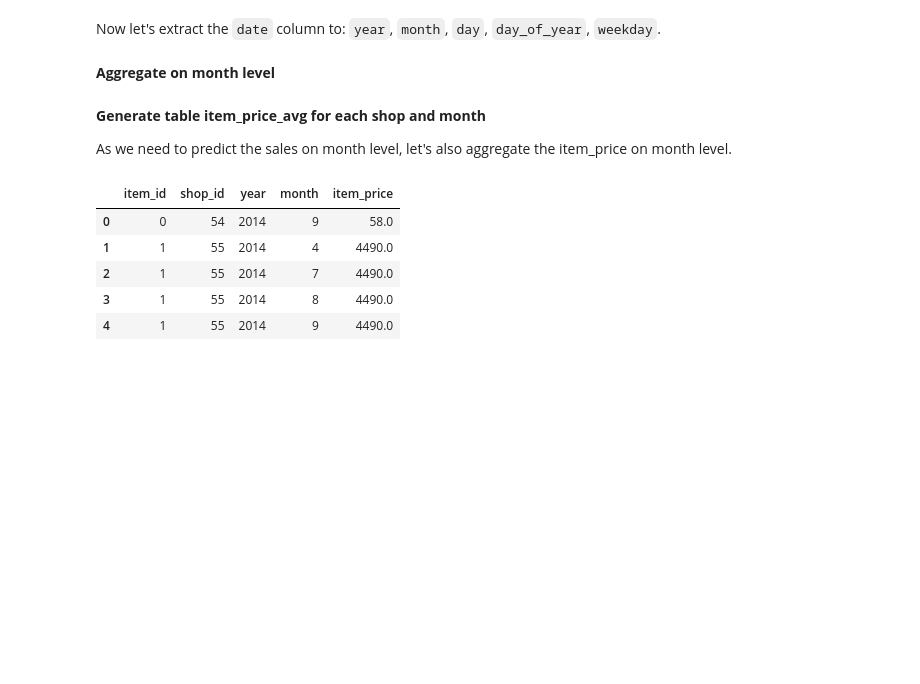
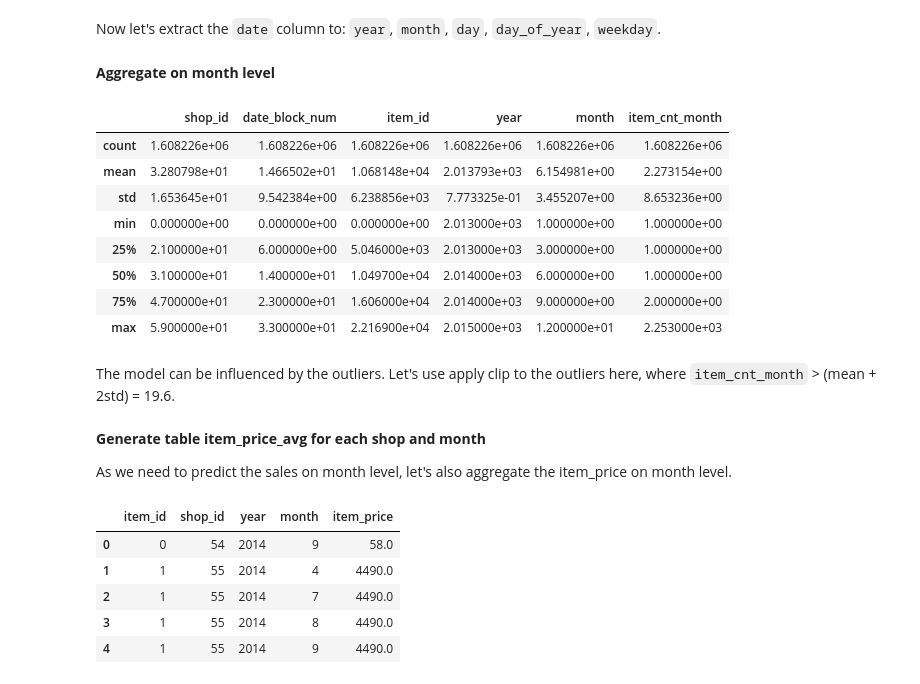
Before and after one commit to ATausif/predict-future-sales, a Jupyter notebook: main.ipynb, the cells around one changed output. Cells and saved outputs as stored; diff of their text form; code cells hidden in the pictures; blank space fills up the shorter version.

```diff
--- a/main.ipynb
+++ b/main.ipynb
@@ -205,3 +195,17 @@ sales_train['month'] = sales_train['date'].apply(lambda x: x.month)
 **Aggregate on month level**
 # %%
 sales_train1 = sales_train.groupby(['shop_id', 'date_block_num', 'item_id', 'year', 'month'], as_index=False)['item_cnt_day'].sum().rename(columns={'item_cnt_day':'item_cnt_month'})
+# %%
+sales_train1.describe()
+# %% [output]
+|  | shop_id | date_block_num | item_id | year | month | item_cnt_month |
+| count | 1.608226e+06 | 1.608226e+06 | 1.608226e+06 | 1.608226e+06 | 1.608226e+06 | 1.608226e+06 |
+| mean | 3.280798e+01 | 1.466502e+01 | 1.068148e+04 | 2.013793e+03 | 6.154981e+00 | 2.273154e+00 |
+| std | 1.653645e+01 | 9.542384e+00 | 6.238856e+03 | 7.773325e-01 | 3.455207e+00 | 8.653236e+00 |
+| min | 0.000000e+00 | 0.000000e+00 | 0.000000e+00 | 2.013000e+03 | 1.000000e+00 | 1.000000e+00 |
+| 25% | 2.100000e+01 | 6.000000e+00 | 5.046000e+03 | 2.013000e+03 | 3.000000e+00 | 1.000000e+00 |
+| 50% | 3.100000e+01 | 1.400000e+01 | 1.049700e+04 | 2.014000e+03 | 6.000000e+00 | 1.000000e+00 |
+| 75% | 4.700000e+01 | 2.300000e+01 | 1.606000e+04 | 2.014000e+03 | 9.000000e+00 | 2.000000e+00 |
+| max | 5.900000e+01 | 3.300000e+01 | 2.216900e+04 | 2.015000e+03 | 1.200000e+01 | 2.253000e+03 |
+# %% [markdown]
+The model can be influenced by the outliers. Let's use apply clip to the outliers here, where `item_cnt_month` > (mean + 2std) = 19.6.
```
Also changed, not shown: parts of 14 cells of this notebook.
